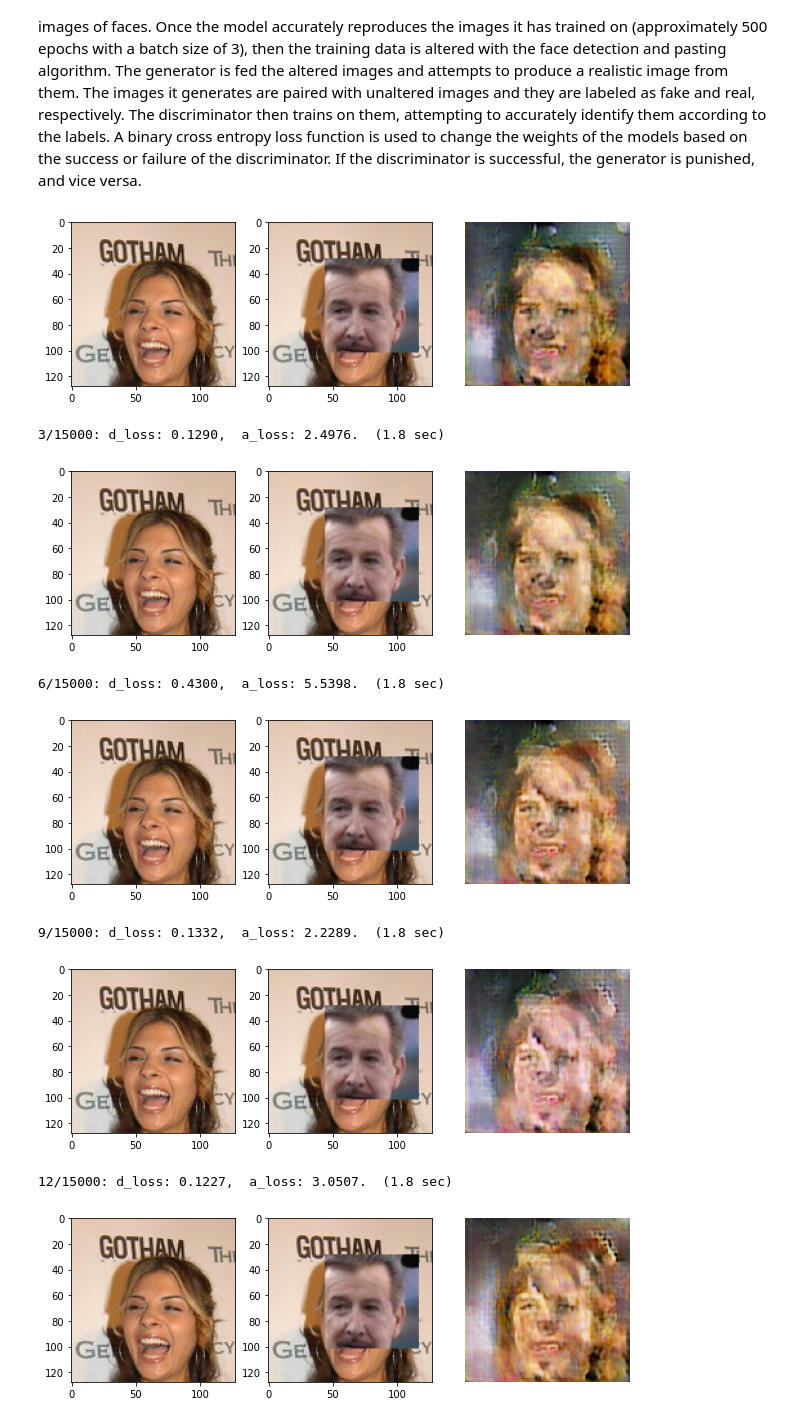
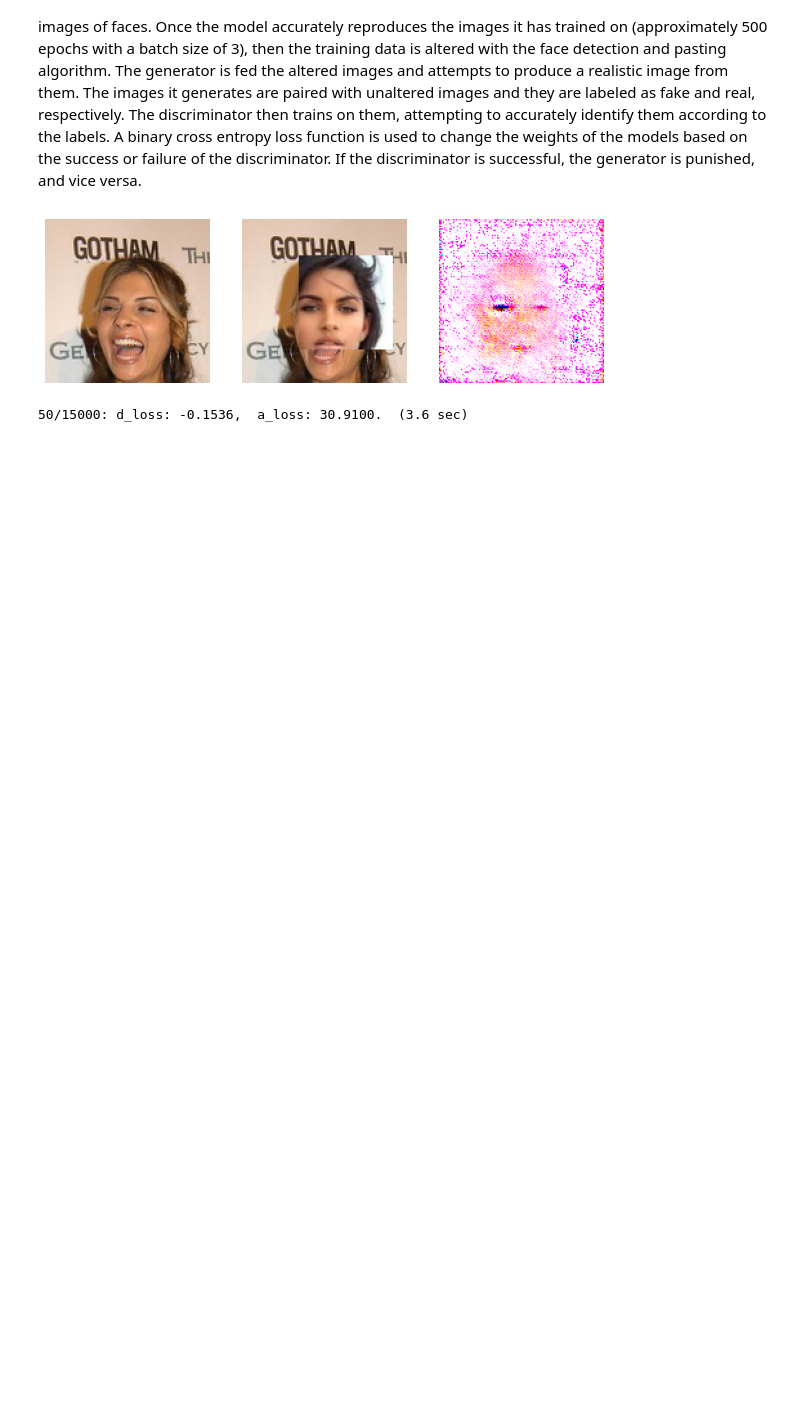
Before and after one commit to rockstardotb/CapstoneFinal, a Jupyter notebook: Liddle_Alex_Final.ipynb, the cells around one changed output. Cells and saved outputs as stored; diff of their text form; code cells hidden in the pictures; blank space fills up the shorter version.

```diff
--- a/Liddle_Alex_Final.ipynb
+++ b/Liddle_Alex_Final.ipynb
@@ -134,7 +136,8 @@ for face in range(len(faces)):
     output = cv2.normalize(output, None, alpha=0, beta=1, norm_type=cv2.NORM_MINMAX, dtype=cv2.CV_32F)
     output = output.astype(np.float32)
     # paste new face onto the source face
-    orig[face][x1:x2, y1:y2] = output
+    orig[face]=cv2.normalize(orig[face].copy(), None, alpha=0, beta=1, norm_type=cv2.NORM_MINMAX, dtype=cv2.CV_32F)
+    orig[face][x1:x2, y1:y2] = output.copy()
 
     # Update model input list
     faces[face] = list(cv2.resize(orig[face], (12, 12)).flatten().reshape(1,-1)[0])
@@ -233,7 +285,7 @@ gan.summary()
 Training happens in two phases. First, the model is overfit on three to five unaltered images to quickly initialize the weights to match those that would be expected in a model whose purpose is to produce images of faces. Once the model accurately reproduces the images it has trained on (approximately 500 epochs with a batch size of 3), then the training data is altered with the face detection and pasting algorithm. The generator is fed the altered images and attempts to produce a realistic image from them. The images it generates are paired with unaltered images and they are labeled as fake and real, respectively. The discriminator then trains on them, attempting to accurately identify them according to the labels. A binary cross entropy loss function is used to change the weights of the models based on the success or failure of the discriminator. If the discriminator is successful, the generator is punished, and vice versa.
 # %%
 iters = 15000
-batch_size = 16
+batch_size = 4
 
 RES_DIR = 'results'
 FILE_PATH = '%s/generated_%d.png'
@@ -243,13 +295,12 @@ if not os.path.isdir(RES_DIR):
 start = 0
 d_losses = []
 a_losses = []
-images_saved = 45
 
 weights_file = "./gan.h5"
 if os.path.isfile(weights_file):
     gan.load_weights("./gan.h5")
 
-control_image = images[1]
+control_image = faces[1]
 images_other = images[2:]
 
 for step in range(iters):
@@ -261,7 +312,7 @@ for step in range(iters):
     generated = generator.predict(latent_vectors)
 
     # Get real images
-    real = imagesc[start:start + batch_size]
+    real = images_other[start:start + batch_size]
 
     # Combine and label fake and real images for the discriminator to train on
     combined_images = np.concatenate([generated, real])
@@ -271,50 +322,35 @@ for step in range(iters):
 
     d_loss = discriminator.train_on_batch(combined_images, labels)
     d_losses.append(d_loss)
 
     # Create misleading targets to avoid mode collapse of the discriminator
     misleading_targets = np.zeros((batch_size,1))
 
     a_loss = gan.train_on_batch(latent_vectors, misleading_targets)
     a_losses.append(a_loss)
 
     start += batch_size
-    if start > images.shape[0] - batch_size:
+    if start > np.array(images_other).shape[0] - batch_size:
         start = 0
 
     if step % 50 == 49:
         gan.save_weights('./gan.h5')
 
-        control = generator.predict(np.array([control_img]))
-
+        control = generator.predict(np.array([control_image]))
         plt.figure(1, figsize=(10, 10))
         for i in range(1):
             plt.subplot(1, 3, i+1)
-            plt.imshow(c)
+            plt.imshow(images[1])
             plt.axis('off')
             plt.subplot(1, 3, i+2)
             plt.imshow(orig[1])
             plt.axis('off')
             plt.subplot(1, 3, i+3)
             plt.imshow(control[i])
             plt.axis('off')
-
         plt.show()
 
         print('%d/%d: d_loss: %.4f,  a_loss: %.4f.  (%.1f sec)' % (step + 1, iters, d_loss, a_loss, time.time() - start_time))
-        im = cv2.normalize(control[0], None, alpha = 0, beta = 255, norm_type = cv2.NORM_MINMAX,
-                          dtype = cv2.CV_32F)
-        im = im.astype(np.uint8)
-        im = Img.fromarray(im)
-        im.save(FILE_PATH % (RES_DIR, images_saved))
-        images_saved += 1
 # %% [output]
-[figure, old version]
+[figure, new version]
-3/15000: d_loss: 0.1290,  a_loss: 2.4976.  (1.8 sec)
+50/15000: d_loss: -0.1536,  a_loss: 30.9100.  (3.6 sec)
-[figure, removed]
-6/15000: d_loss: 0.4300,  a_loss: 5.5398.  (1.8 sec)
-[figure, removed]
-9/15000: d_loss: 0.1332,  a_loss: 2.2289.  (1.8 sec)
-[figure, removed]
-12/15000: d_loss: 0.1227,  a_loss: 3.0507.  (1.8 sec)
-[figure, removed]
```
Also changed, not shown: parts of 10 cells of this notebook.
